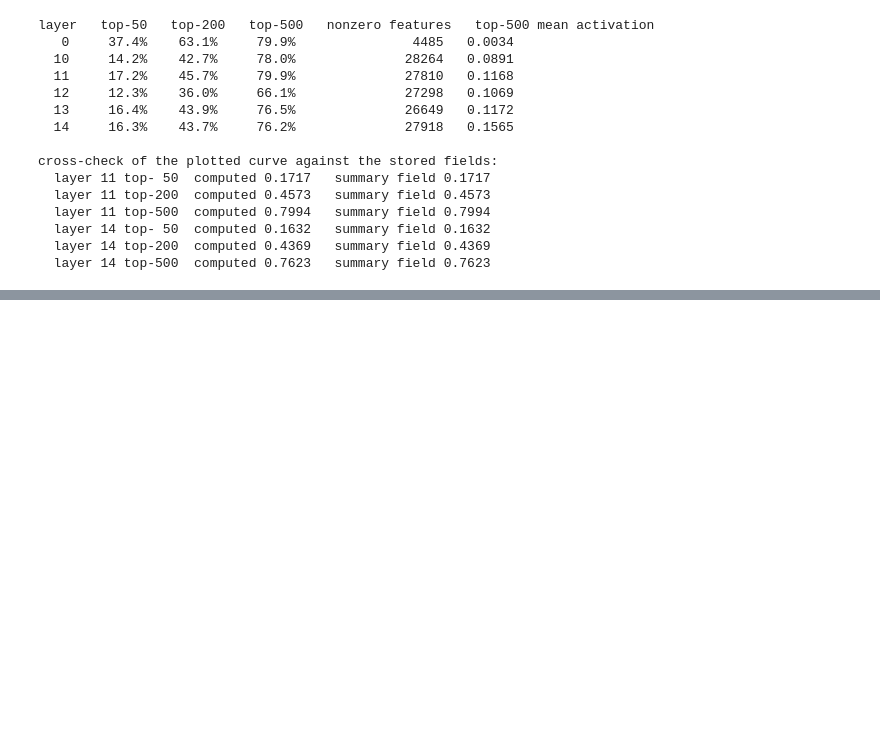
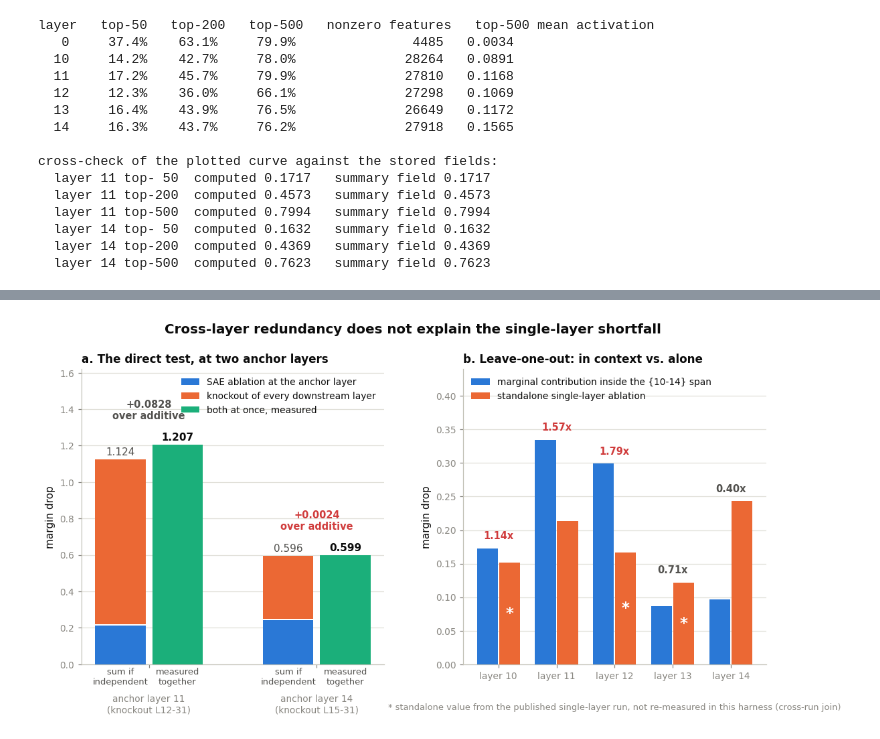
Before and after one commit to KremerML/cross-modal-information-flow-in-MLLM, a Jupyter notebook: notebooks/paper_figures.ipynb, the cells around one changed output, grey strips where cells are left out. Drawn from its saved outputs; the diff is of its cells as text; code cells hidden in the pictures; blank space fills up the shorter version.

```diff
--- a/notebooks/paper_figures.ipynb
+++ b/notebooks/paper_figures.ipynb
@@ -576,0 +661,96 @@ cross-check of the plotted curve against the stored fields:
+# %%
+anchors = [11, 14]
+ko_names = {11: "downstream_knockout_L12-31", 14: "downstream_knockout_L15-31"}
+abl = [drop(f"downstream_ablate_L{L}") for L in anchors]
+ko = [drop(ko_names[L]) for L in anchors]
+comb = [drop(f"downstream_combined_L{L}") for L in anchors]
+predicted = [a + k for a, k in zip(abl, ko)]
+
+# Panel b joins this run's marginals to the published single-layer drops for 10, 12 and 13.
+ablation_paths = {
+    10: SAE / "sae_clevr_lite_layer10_attn_out_question_causal/results/ablation_results.summary.json",
+    11: SAE / "sae_clevr_lite_layer11_attn_out_question_causal/results/ablation_results.summary.json",
+    12: SAE / "sae_clevr_lite_layer12_attn_out_question_causal/results/ablation_v2_results.summary.json",
+    13: SAE / "sae_clevr_lite_layer13_attn_out_question_causal/results/ablation_v2_results.summary.json",
+    14: SAE / "sae_clevr_lite_layer14_attn_out_question_causal/results/ablation_v2_results.summary.json",
+}
+published = {L: json.load(open(p))["significance"]["mean_margin_drop"]["binding"]
+             for L, p in ablation_paths.items()}
+
+fig, (ax1, ax2) = plt.subplots(1, 2, figsize=(12, 5.2), gridspec_kw={"wspace": 0.26})
+
+x = np.arange(len(anchors))
+w = 0.3
+GAP = 0.006  # surface gap between the stacked segments, so they do not read as one block
+
+for i in range(len(anchors)):
+    ax1.bar(x[i] - w / 2 - 0.02, abl[i], width=w, color=BLUE, zorder=3,
+            label="SAE ablation at the anchor layer" if i == 0 else None)
+    ax1.bar(x[i] - w / 2 - 0.02, ko[i] - GAP, width=w, bottom=abl[i] + GAP, color=ORANGE, zorder=3,
+            label="knockout of every downstream layer" if i == 0 else None)
+    ax1.bar(x[i] + w / 2 + 0.02, comb[i], width=w, color=AQUA, zorder=3,
+            label="both at once, measured" if i == 0 else None)
+    ax1.text(x[i] + w / 2 + 0.02, comb[i] + 0.022, "%.3f" % comb[i], color=INK,
+             fontsize=10, fontweight="bold", ha="center")
+    ax1.text(x[i] - w / 2 - 0.02, predicted[i] + 0.022, "%.3f" % predicted[i], color=SECOND,
+             fontsize=10, ha="center")
+    ax1.annotate("%+.4f\nover additive" % (comb[i] - predicted[i]),
+                 xy=(x[i], max(comb[i], predicted[i]) + 0.14),
+                 color=CRIT if i == 1 else SECOND, fontsize=9.5, fontweight="bold", ha="center")
+
+ax1.set_xticks(x)
+ax1.set_xticklabels(["anchor layer 11\n(knockout L12-31)", "anchor layer 14\n(knockout L15-31)"])
+ax1.tick_params(axis="x", which="major", pad=26)
+# A second tick level names the bars, so the stack reads as a prediction rather than a total.
+ax1.set_xticks([xi + off for xi in x for off in (-w / 2 - 0.02, w / 2 + 0.02)], minor=True)
+ax1.set_xticklabels(["sum if\nindependent", "measured\ntogether"] * 2, minor=True,
+                    fontsize=8.5, color=SECOND)
+ax1.tick_params(axis="x", which="minor", length=0)
+ax1.set_ylim(0, 1.62)
+ax1.set_ylabel("margin drop")
+ax1.set_title("a. The direct test, at two anchor layers", loc="left", fontsize=11)
+ax1.legend(loc="upper right")
+tidy(ax1)
+
+loo = {r["layer"]: r for r in ANALYSIS["leave_one_out"]}
+layers = [10, 11, 12, 13, 14]
+marginal = [loo[L]["marginal"] for L in layers]
+standalone = [loo[L]["standalone"] if loo[L]["standalone"] is not None else published[L]
+              for L in layers]
+joined = [loo[L]["standalone"] is None for L in layers]
+
+x = np.arange(len(layers))
+w = 0.36
+ax2.bar(x - w / 2 - 0.01, marginal, width=w, color=BLUE, zorder=3,
+        label="marginal contribution inside the {10-14} span")
+ax2.bar(x + w / 2 + 0.01, standalone, width=w, color=ORANGE, zorder=3,
+        label="standalone single-layer ablation")
+
+for xi, m, s, j in zip(x, marginal, standalone, joined):
+    ax2.text(xi, max(m, s) + 0.014, "%.2fx" % (m / s), ha="center",
+             color=CRIT if m / s > 1 else SECOND, fontsize=9.5, fontweight="bold")
+    if j:
+        ax2.text(xi + w / 2 + 0.01, s / 2, "*", ha="center", va="center", color=SURFACE,
+                 fontsize=15, fontweight="bold")
+
+ax2.set_xticks(x)
+ax2.set_xticklabels(["layer %d" % L for L in layers])
+ax2.set_ylim(0, 0.44)
+ax2.set_ylabel("margin drop")
+ax2.set_title("b. Leave-one-out: in context vs. alone", loc="left", fontsize=11)
+ax2.legend(loc="upper left")
+ax2.text(0.5, -0.155, "* standalone value from the published single-layer run, not re-measured "
+         "in this harness (cross-run join)",
+         transform=ax2.transAxes, ha="center", color=MUTED, fontsize=8.5)
+tidy(ax2)
+
+fig.suptitle("Cross-layer redundancy does not explain the single-layer shortfall",
+             fontsize=13, fontweight="bold", y=1.0)
+fig.savefig(FIGDIR / "fig7_redundancy_falsified.png")
+plt.show()
+
+for L, a, k, c, p in zip(anchors, abl, ko, comb, predicted):
+    print("L%-3d ablation %.4f + downstream knockout %.4f = %.4f predicted, %.4f measured (%+.4f)"
+          % (L, a, k, p, c, c - p))
+# %% [output]
+[figure, added]
```
Also changed, not shown: parts of 14 cells of this notebook, 46 other files.
